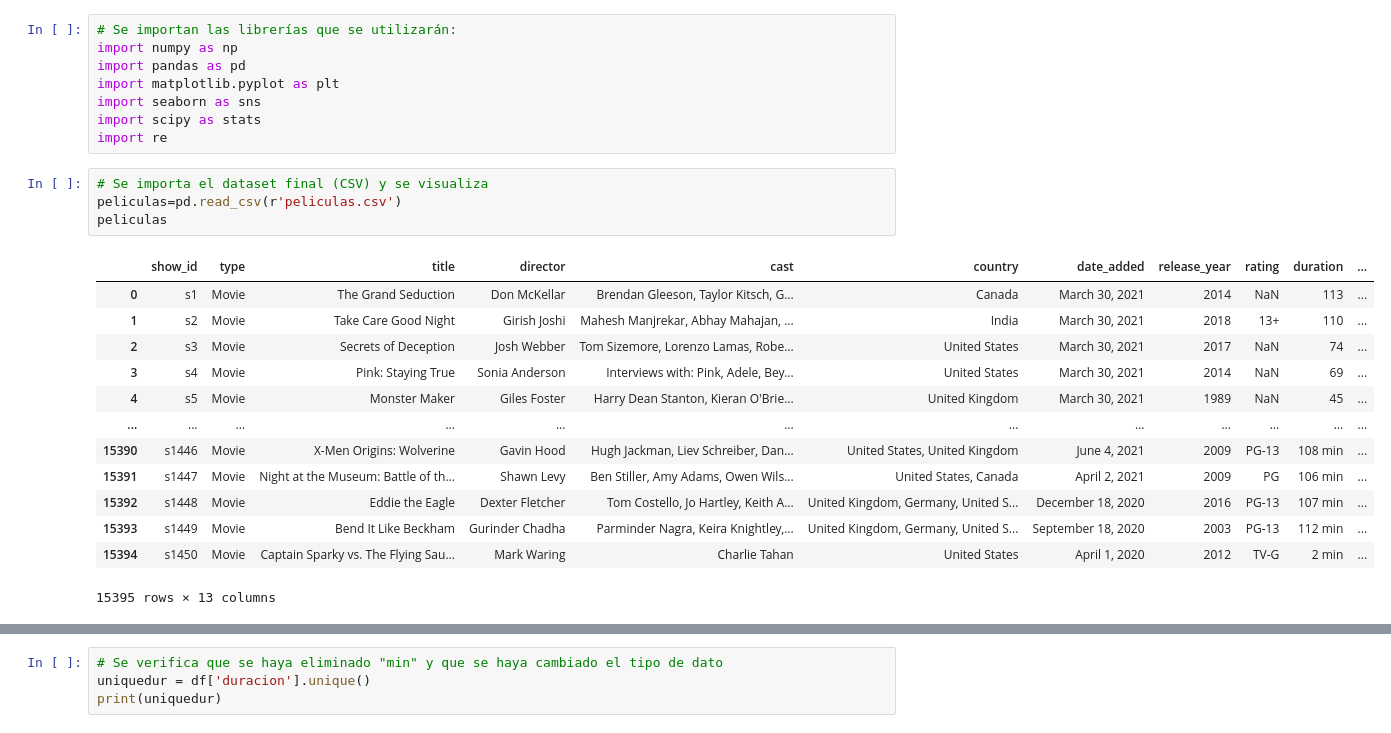
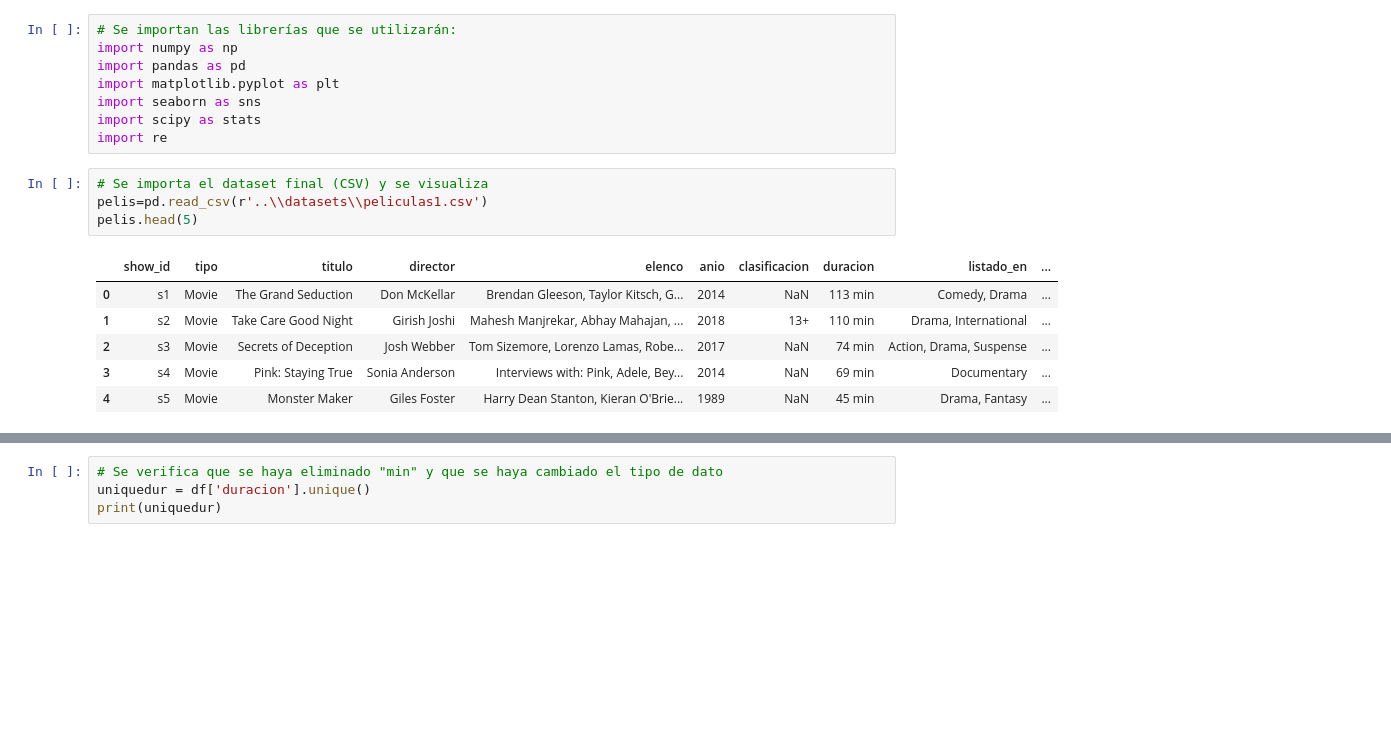
Before and after one commit to L-Ameneiro/IngeniasDataScience, a Jupyter notebook: notebooks/ANALISIS Y PROCESAMIENTO.ipynb, the cells around one changed output, grey strips where cells are left out. Drawn from its saved outputs; the diff is of its cells as text; blank space fills up the shorter version.

```diff
--- a/notebooks/ANALISIS Y PROCESAMIENTO.ipynb
+++ b/notebooks/ANALISIS Y PROCESAMIENTO.ipynb
@@ -10,19 +10,12 @@ import scipy as stats
 import re
 # %%
 # Se importa el dataset final (CSV) y se visualiza
-peliculas=pd.read_csv(r'peliculas.csv')
-peliculas
+pelis=pd.read_csv(r'..\\datasets\\peliculas1.csv')
+pelis.head(5)
 # %% [output]
-|  | show_id | type | title | director | cast | country | date_added | release_year | rating | duration | ... |
-| 0 | s1 | Movie | The Grand Seduction | Don McKellar | Brendan Gleeson, Taylor Kitsch, G... | Canada | March 30, 2021 | 2014 | NaN | 113 | ... |
-| 1 | s2 | Movie | Take Care Good Night | Girish Joshi | Mahesh Manjrekar, Abhay Mahajan, ... | India | March 30, 2021 | 2018 | 13+ | 110 | ... |
-| 2 | s3 | Movie | Secrets of Deception | Josh Webber | Tom Sizemore, Lorenzo Lamas, Robe... | United States | March 30, 2021 | 2017 | NaN | 74 | ... |
-| 3 | s4 | Movie | Pink: Staying True | Sonia Anderson | Interviews with: Pink, Adele, Bey... | United States | March 30, 2021 | 2014 | NaN | 69 | ... |
-| 4 | s5 | Movie | Monster Maker | Giles Foster | Harry Dean Stanton, Kieran O'Brie... | United Kingdom | March 30, 2021 | 1989 | NaN | 45 | ... |
-| ... | ... | ... | ... | ... | ... | ... | ... | ... | ... | ... | ... |
-| 15390 | s1446 | Movie | X-Men Origins: Wolverine | Gavin Hood | Hugh Jackman, Liev Schreiber, Dan... | United States, United Kingdom | June 4, 2021 | 2009 | PG-13 | 108 min | ... |
-| 15391 | s1447 | Movie | Night at the Museum: Battle of th... | Shawn Levy | Ben Stiller, Amy Adams, Owen Wils... | United States, Canada | April 2, 2021 | 2009 | PG | 106 min | ... |
-| 15392 | s1448 | Movie | Eddie the Eagle | Dexter Fletcher | Tom Costello, Jo Hartley, Keith A... | United Kingdom, Germany, United S... | December 18, 2020 | 2016 | PG-13 | 107 min | ... |
-| 15393 | s1449 | Movie | Bend It Like Beckham | Gurinder Chadha | Parminder Nagra, Keira Knightley,... | United Kingdom, Germany, United S... | September 18, 2020 | 2003 | PG-13 | 112 min | ... |
-| 15394 | s1450 | Movie | Captain Sparky vs. The Flying Sau... | Mark Waring | Charlie Tahan | United States | April 1, 2020 | 2012 | TV-G | 2 min | ... |
+|  | show_id | tipo | titulo | director | elenco | anio | clasificacion | duracion | listado_en | ... |
+| 0 | s1 | Movie | The Grand Seduction | Don McKellar | Brendan Gleeson, Taylor Kitsch, G... | 2014 | NaN | 113 min | Comedy, Drama | ... |
+| 1 | s2 | Movie | Take Care Good Night | Girish Joshi | Mahesh Manjrekar, Abhay Mahajan, ... | 2018 | 13+ | 110 min | Drama, International | ... |
+| 2 | s3 | Movie | Secrets of Deception | Josh Webber | Tom Sizemore, Lorenzo Lamas, Robe... | 2017 | NaN | 74 min | Action, Drama, Suspense | ... |
+| 3 | s4 | Movie | Pink: Staying True | Sonia Anderson | Interviews with: Pink, Adele, Bey... | 2014 | NaN | 69 min | Documentary | ... |
+| 4 | s5 | Movie | Monster Maker | Giles Foster | Harry Dean Stanton, Kieran O'Brie... | 1989 | NaN | 45 min | Drama, Fantasy | ... |
-15395 rows × 13 columns
```
Also changed, not shown: parts of 34 cells of this notebook, 21 other files.
